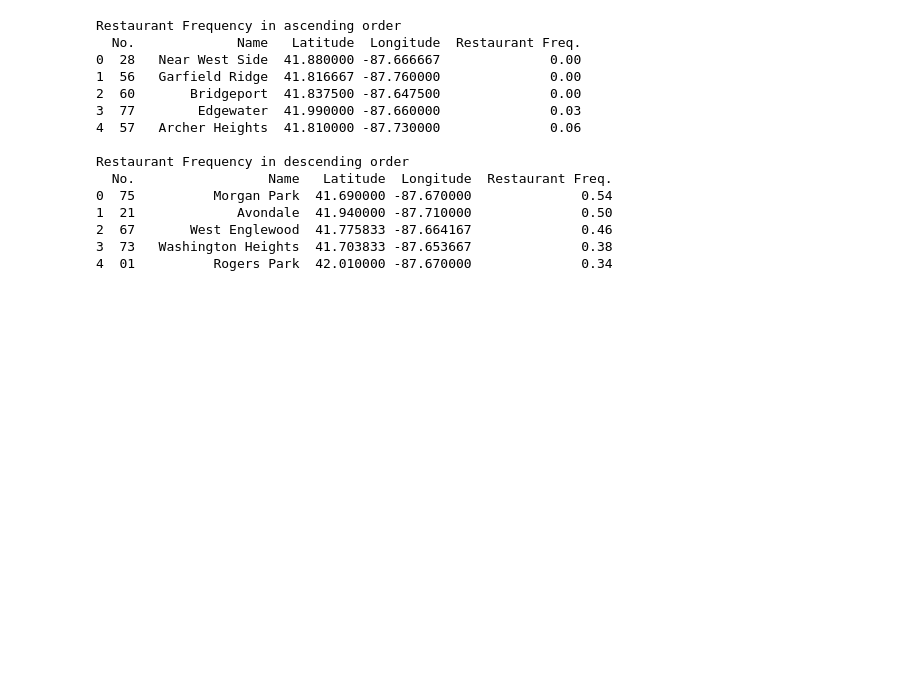
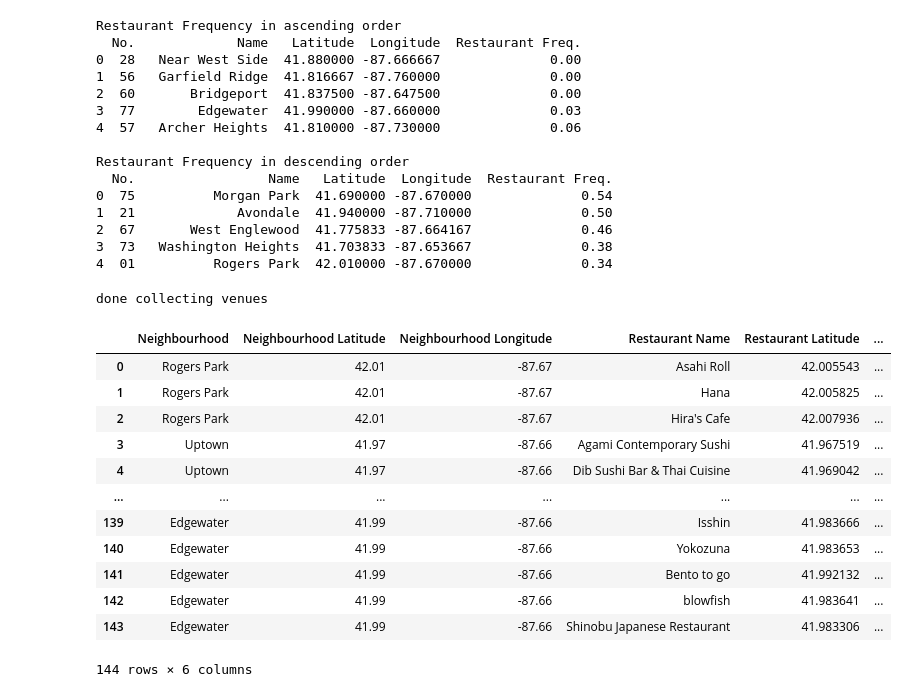
Before and after one commit to BriAnWuu/Coursera_Capstone, a Jupyter notebook: The Battle of Neighborhoods/Description.ipynb, the cells around one changed output. Drawn from its saved outputs; the diff is of its cells as text; code cells hidden in the pictures; blank space fills up the shorter version.

```diff
--- a/The Battle of Neighborhoods/Description.ipynb
+++ b/The Battle of Neighborhoods/Description.ipynb
@@ -261,0 +305,22 @@ Restaurant Frequency in descending order
+# %%
+Sushi_df = getSushiVenues(names = community_df['Name'],
+               latitudes = community_df['Latitude'],
+               longitudes = community_df['Longitude'])
+# %% [output]
+done collecting venues
+# %%
+Sushi_df
+# %% [output]
+|  | Neighbourhood | Neighbourhood Latitude | Neighbourhood Longitude | Restaurant Name | Restaurant Latitude | ... |
+| 0 | Rogers Park | 42.01 | -87.67 | Asahi Roll | 42.005543 | ... |
+| 1 | Rogers Park | 42.01 | -87.67 | Hana | 42.005825 | ... |
+| 2 | Rogers Park | 42.01 | -87.67 | Hira's Cafe | 42.007936 | ... |
+| 3 | Uptown | 41.97 | -87.66 | Agami Contemporary Sushi | 41.967519 | ... |
+| 4 | Uptown | 41.97 | -87.66 | Dib Sushi Bar & Thai Cuisine | 41.969042 | ... |
+| ... | ... | ... | ... | ... | ... | ... |
+| 139 | Edgewater | 41.99 | -87.66 | Isshin | 41.983666 | ... |
+| 140 | Edgewater | 41.99 | -87.66 | Yokozuna | 41.983653 | ... |
+| 141 | Edgewater | 41.99 | -87.66 | Bento to go | 41.992132 | ... |
+| 142 | Edgewater | 41.99 | -87.66 | blowfish | 41.983641 | ... |
+| 143 | Edgewater | 41.99 | -87.66 | Shinobu Japanese Restaurant | 41.983306 | ... |
+144 rows × 6 columns
```
Also changed, not shown: parts of 3 cells of this notebook.
